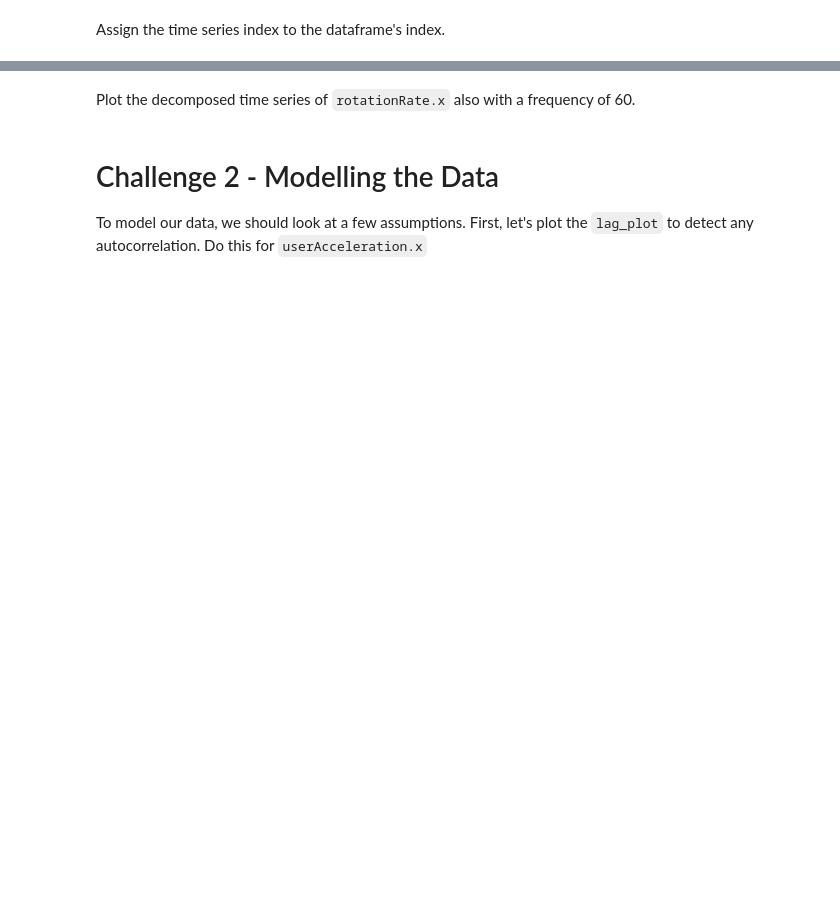
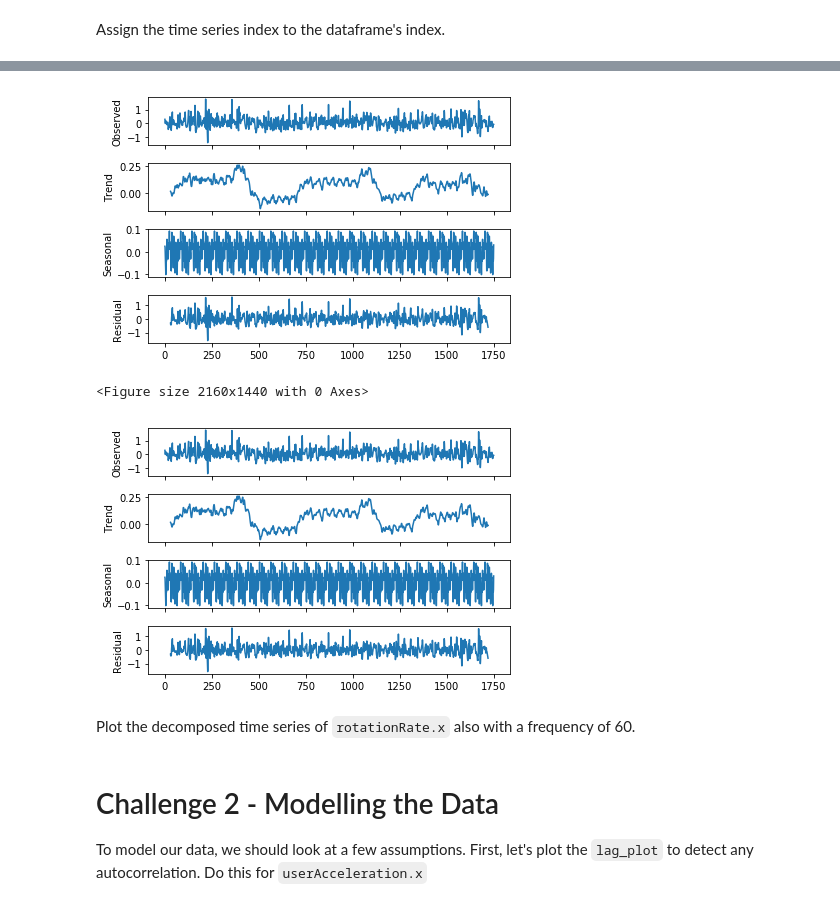
Before and after one commit to LiviaCanet/datamad0119, a Jupyter notebook: module-2/lab-time-series/your-code/main.ipynb, the cells around one changed output, grey strips where cells are left out. Saved outputs shown, nothing was run; the diff lists cells and outputs as text; code cells hidden in the pictures; blank space fills up the shorter version.

```diff
--- a/module-2/lab-time-series/your-code/main.ipynb
+++ b/module-2/lab-time-series/your-code/main.ipynb
@@ -36,3 +37,7 @@ sensor.head()
 Check whether there is any missing data. If there is any missing data, remove the rows containing missing data.
 # %%
 # Your code here:
+
+sensor.dropna(inplace=True)
+print(sensor.shape)
+sensor.head()
@@ -50,0 +88,4 @@ Assign the time series index to the dataframe's index.
+# %%
+# Your code here:
+
+sensor.set_index(pd.date_range(start = '1/1/2018 00:00:00', end = '1/1/2018 00:29:10', periods = len(sensor)))
@@ -57,3 +115,17 @@ Our next step is to decompose the time series and evaluate the patterns in the d
+# %%
+# Your code here:
+
+import statsmodels.api as sm
+import matplotlib.pyplot as plt
+%matplotlib inline
+
+plt.figure(figsize = (30, 20)) # no funcina el figsize
+user_acc = sm.tsa.seasonal_decompose(sensor['userAcceleration.x'], freq = 60)
+user_acc.plot()
+# %% [output]
+[figure, added]
+<Figure size 2160x1440 with 0 Axes>
+[figure, added]
 # %% [markdown]
 Plot the decomposed time series of `rotationRate.x` also with a frequency of 60.
 # %% [markdown]
```
Also changed, not shown: parts of 21 cells of this notebook.
